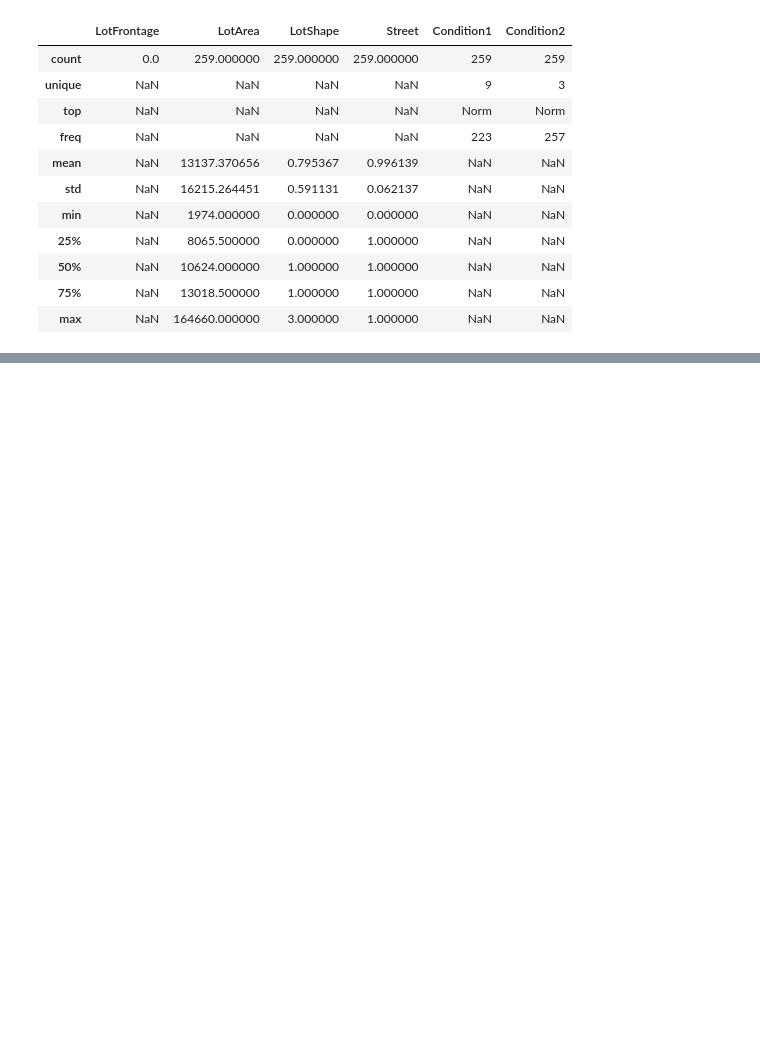
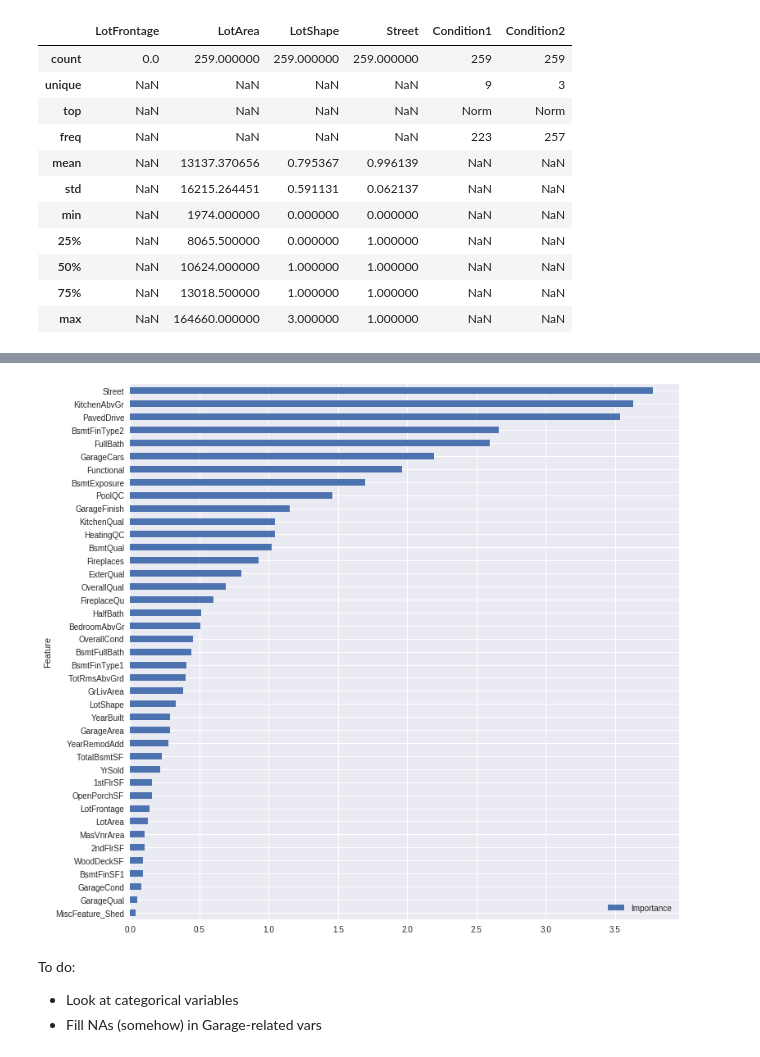
Before and after one commit to Hodapp87/kaggle-house-prices, a Jupyter notebook: Scratch for House Prices competition on Kaggle.ipynb, the cells around one changed output, grey strips where cells are left out. Saved outputs shown, nothing was run; the diff lists cells and outputs as text; code cells hidden in the pictures; blank space fills up the shorter version.

Commit message:
Added some plots & mutual information

```diff
--- a/Scratch for House Prices competition on Kaggle.ipynb
+++ b/Scratch for House Prices competition on Kaggle.ipynb
@@ -387,0 +388,15 @@ Notes on the remaining NAs:
+# %%
+def fill_missing(df):
+    miscfeatures = pandas.get_dummies(df.MiscFeature, prefix="MiscFeature")
+    df2 = pandas.concat([df, miscfeatures], axis=1).\
+        assign(Electrical = df.Electrical.fillna("SBrkr"),
+               MasVnrType = df.MasVnrType.fillna("None"),
+               MasVnrArea = df.MasVnrArea.fillna(0.0),
+               LotFrontage = df.LotFrontage.fillna(0.0),
+              ).\
+        drop("MiscFeature", axis=1)
+    # GarageType, GarageYrBit
+    return df2
+
+train = fill_missing(train)
+test = fill_missing(test)
@@ -387,0 +429,13 @@ Notes on the remaining NAs:
+# %%
+cols_numerical = list(train.select_dtypes((numpy.number,)).columns)
+for c in ("GarageYrBlt", "Id", "SalePrice"):
+    cols_numerical.remove(c)
+# %%
+train_X = train[cols_numerical]
+train_Y = train["SalePrice"]
+imp = sklearn.feature_selection.mutual_info_classif(train_X, train_Y)
+mutual_info = pandas.DataFrame({"Feature": cols_numerical}).\
+    assign(Importance=imp).\
+    sort_values("Importance", ascending=False).\
+    reset_index(drop=True)
+mutual_info.head(15)
@@ -387,0 +459,9 @@ Notes on the remaining NAs:
+# %%
+%matplotlib inline
+fig = mutual_info.iloc[40::-1,:].plot.barh(x="Feature", y="Importance", figsize=(12,12))
+# %% [output]
+[figure, added]
+# %% [markdown]
+To do:
+- Look at categorical variables
+- Fill NAs (somehow) in Garage-related vars
```
Also changed, not shown: parts of 4 cells of this notebook.
